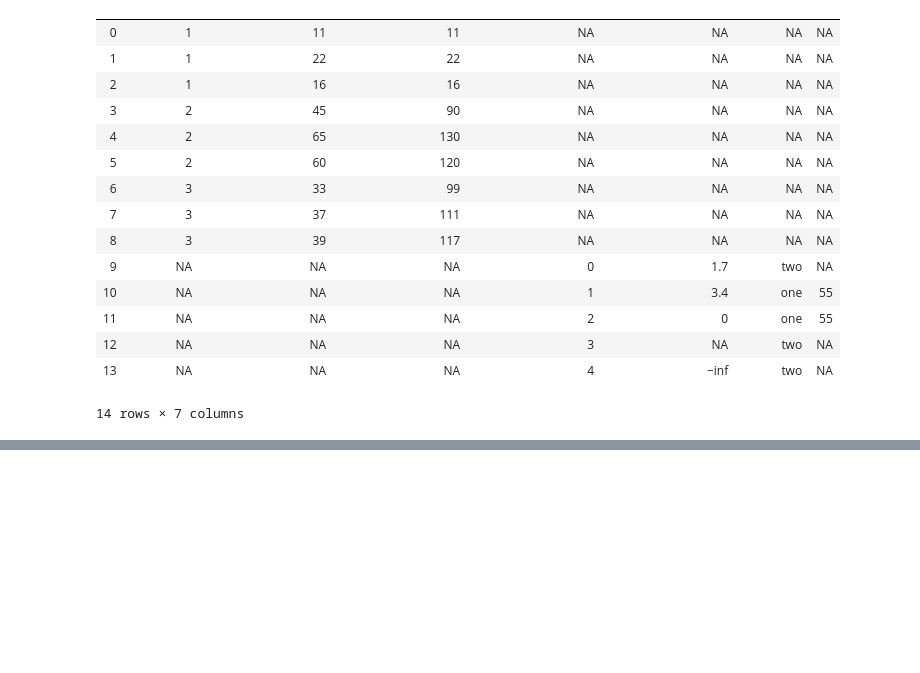
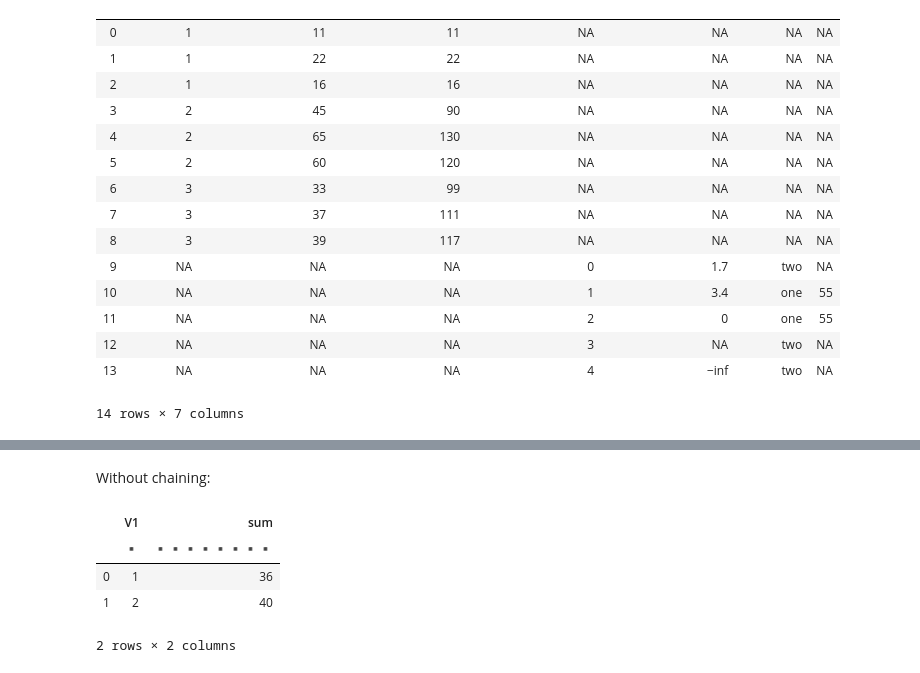
Before and after one commit to h2oai/datatable, a Jupyter notebook: docs/tutorial.ipynb, the cells around one changed output, grey strips where cells are left out. Drawn from its saved outputs; the diff is of its cells as text; code cells hidden in the pictures; blank space fills up the shorter version.

```diff
--- a/docs/tutorial.ipynb
+++ b/docs/tutorial.ipynb
@@ -644,0 +653,11 @@ DT1
+# %% [markdown]
+Without chaining:
+# %%
+DT1 = DT[:, {"sum": sum(f.V4)}, by(f.V1)]
+DT1
+# %% [output]
+|  | V1 | sum |
+|  | ▪ | ▪▪▪▪▪▪▪▪ |
+| 0 | 1 | 36 |
+| 1 | 2 | 40 |
+2 rows × 2 columns
```
Also changed, not shown: parts of 8 cells of this notebook, 1 other file.
